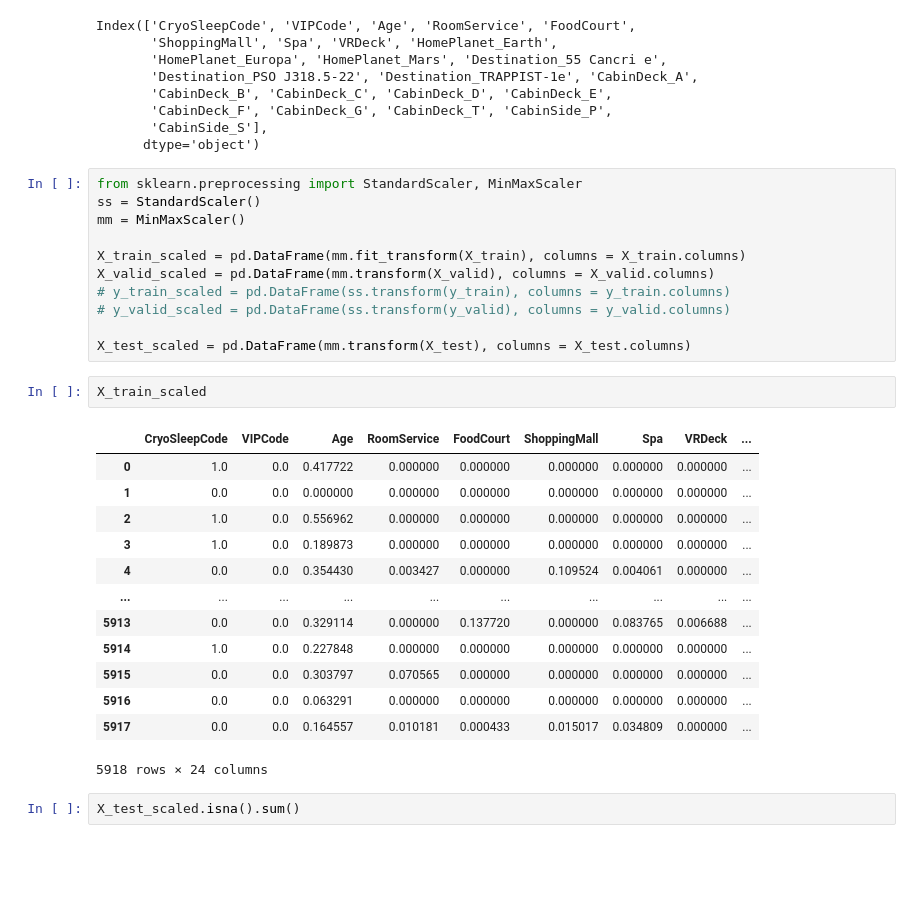
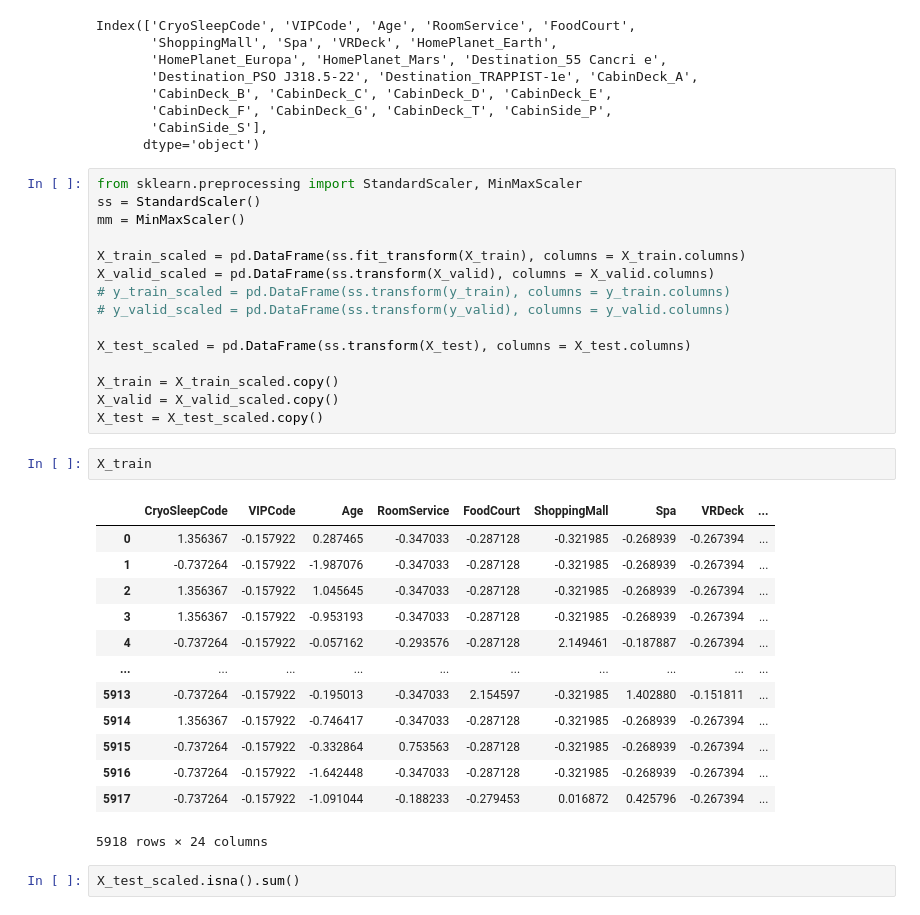
Before and after one commit to kartikgupta89/datascience-kaggle, a Jupyter notebook: c2-spaceship-titanic.ipynb, the cells around one changed output. Cells and saved outputs as stored; diff of their text form; blank space fills up the shorter version.

```diff
--- a/c2-spaceship-titanic.ipynb
+++ b/c2-spaceship-titanic.ipynb
@@ -494,28 +494,32 @@ from sklearn.preprocessing import StandardScaler, MinMaxScaler
 ss = StandardScaler()
 mm = MinMaxScaler()
 
-X_train_scaled = pd.DataFrame(mm.fit_transform(X_train), columns = X_train.columns)
-X_valid_scaled = pd.DataFrame(mm.transform(X_valid), columns = X_valid.columns)
+X_train_scaled = pd.DataFrame(ss.fit_transform(X_train), columns = X_train.columns)
+X_valid_scaled = pd.DataFrame(ss.transform(X_valid), columns = X_valid.columns)
 # y_train_scaled = pd.DataFrame(ss.transform(y_train), columns = y_train.columns)
 # y_valid_scaled = pd.DataFrame(ss.transform(y_valid), columns = y_valid.columns)
 
-X_test_scaled = pd.DataFrame(mm.transform(X_test), columns = X_test.columns)
+X_test_scaled = pd.DataFrame(ss.transform(X_test), columns = X_test.columns)
+
+X_train = X_train_scaled.copy()
+X_valid = X_valid_scaled.copy()
+X_test = X_test_scaled.copy()
-# %%
-X_train_scaled
-# %% [output]
-|  | CryoSleepCode | VIPCode | Age | RoomService | FoodCourt | ShoppingMall | Spa | VRDeck | ... |
-| 0 | 1.0 | 0.0 | 0.417722 | 0.000000 | 0.000000 | 0.000000 | 0.000000 | 0.000000 | ... |
-| 1 | 0.0 | 0.0 | 0.000000 | 0.000000 | 0.000000 | 0.000000 | 0.000000 | 0.000000 | ... |
-| 2 | 1.0 | 0.0 | 0.556962 | 0.000000 | 0.000000 | 0.000000 | 0.000000 | 0.000000 | ... |
-| 3 | 1.0 | 0.0 | 0.189873 | 0.000000 | 0.000000 | 0.000000 | 0.000000 | 0.000000 | ... |
-| 4 | 0.0 | 0.0 | 0.354430 | 0.003427 | 0.000000 | 0.109524 | 0.004061 | 0.000000 | ... |
-| ... | ... | ... | ... | ... | ... | ... | ... | ... | ... |
-| 5913 | 0.0 | 0.0 | 0.329114 | 0.000000 | 0.137720 | 0.000000 | 0.083765 | 0.006688 | ... |
-| 5914 | 1.0 | 0.0 | 0.227848 | 0.000000 | 0.000000 | 0.000000 | 0.000000 | 0.000000 | ... |
-| 5915 | 0.0 | 0.0 | 0.303797 | 0.070565 | 0.000000 | 0.000000 | 0.000000 | 0.000000 | ... |
-| 5916 | 0.0 | 0.0 | 0.063291 | 0.000000 | 0.000000 | 0.000000 | 0.000000 | 0.000000 | ... |
-| 5917 | 0.0 | 0.0 | 0.164557 | 0.010181 | 0.000433 | 0.015017 | 0.034809 | 0.000000 | ... |
-5918 rows × 24 columns
+# %%
+X_train
+# %% [output]
+|  | CryoSleepCode | VIPCode | Age | RoomService | FoodCourt | ShoppingMall | Spa | VRDeck | ... |
+| 0 | 1.356367 | -0.157922 | 0.287465 | -0.347033 | -0.287128 | -0.321985 | -0.268939 | -0.267394 | ... |
+| 1 | -0.737264 | -0.157922 | -1.987076 | -0.347033 | -0.287128 | -0.321985 | -0.268939 | -0.267394 | ... |
+| 2 | 1.356367 | -0.157922 | 1.045645 | -0.347033 | -0.287128 | -0.321985 | -0.268939 | -0.267394 | ... |
+| 3 | 1.356367 | -0.157922 | -0.953193 | -0.347033 | -0.287128 | -0.321985 | -0.268939 | -0.267394 | ... |
+| 4 | -0.737264 | -0.157922 | -0.057162 | -0.293576 | -0.287128 | 2.149461 | -0.187887 | -0.267394 | ... |
+| ... | ... | ... | ... | ... | ... | ... | ... | ... | ... |
+| 5913 | -0.737264 | -0.157922 | -0.195013 | -0.347033 | 2.154597 | -0.321985 | 1.402880 | -0.151811 | ... |
+| 5914 | 1.356367 | -0.157922 | -0.746417 | -0.347033 | -0.287128 | -0.321985 | -0.268939 | -0.267394 | ... |
+| 5915 | -0.737264 | -0.157922 | -0.332864 | 0.753563 | -0.287128 | -0.321985 | -0.268939 | -0.267394 | ... |
+| 5916 | -0.737264 | -0.157922 | -1.642448 | -0.347033 | -0.287128 | -0.321985 | -0.268939 | -0.267394 | ... |
+| 5917 | -0.737264 | -0.157922 | -1.091044 | -0.188233 | -0.279453 | 0.016872 | 0.425796 | -0.267394 | ... |
+5918 rows × 24 columns
 # %%
 X_test_scaled.isna().sum()
 # %% [output]
```
Also changed, not shown: parts of 2 cells of this notebook.
